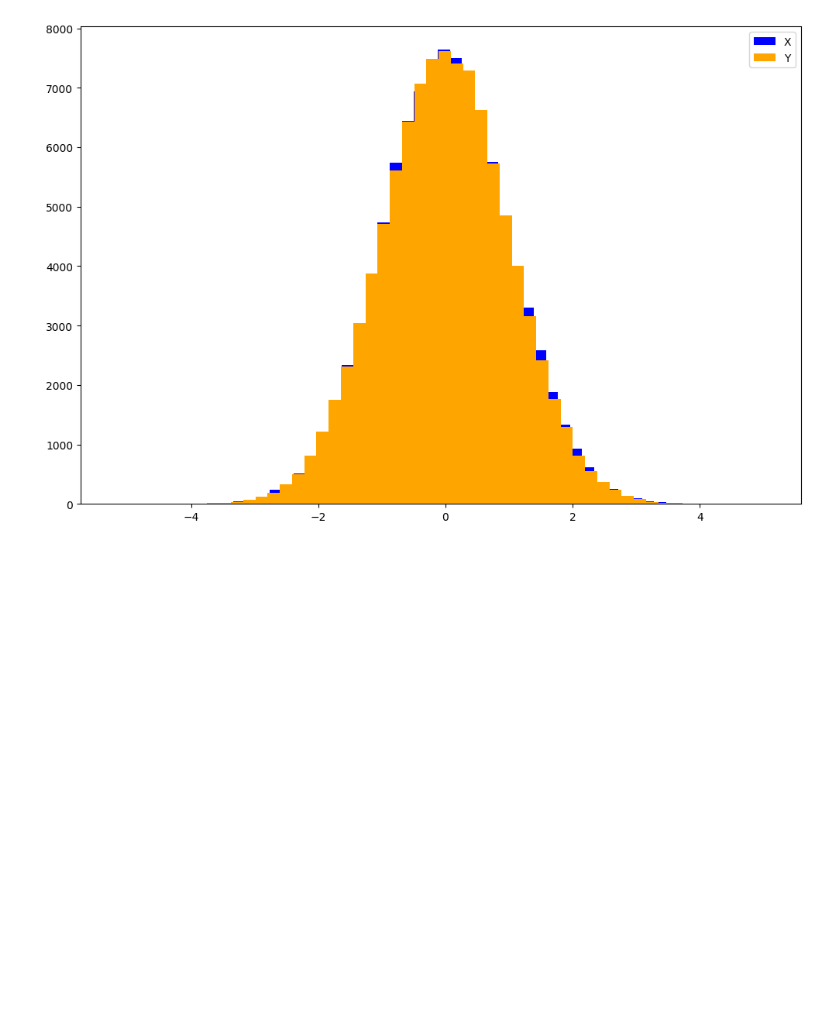
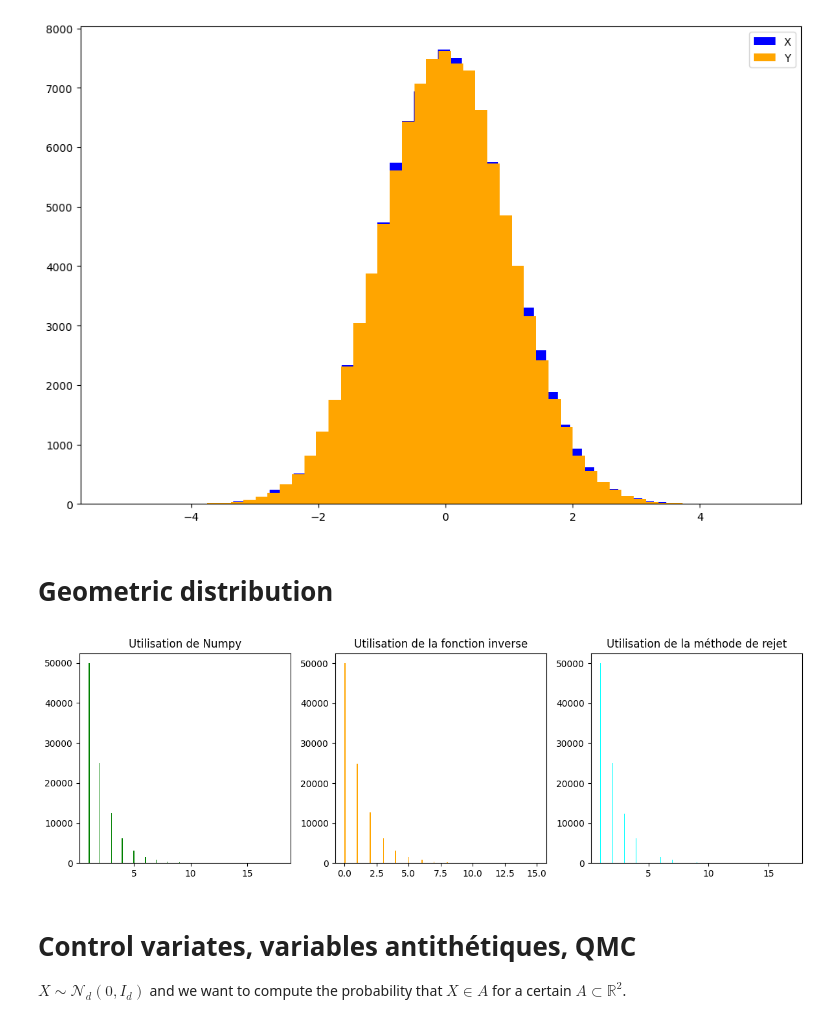
Before and after one commit to AugustinCablant/Monte-Carlo-methods, a Jupyter notebook: TP.ipynb, the cells around one changed output. Drawn from its saved outputs; the diff is of its cells as text; code cells hidden in the pictures; blank space fills up the shorter version.

```diff
--- a/TP.ipynb
+++ b/TP.ipynb
@@ -164,3 +164,54 @@ plt.legend()
 plt.show()
 # %% [output]
 [figure]
+# %% [markdown]
+# Geometric distribution
+# %%
+# Methode 1 : on utilise numpy
+
+m_1 = np.random.geometric(0.5, size = 10 ** 5)
+
+# Méthode 2 : inverse
+def geometric_inverse(p, size = 10 ** 5):
+    U = np.random.uniform(0,1, size)
+    return (np.floor(np.log(U/p) / np.log(1-p)) + 1).astype(int)
+
+m_2 = geometric_inverse(0.5)
+
+# Méthode 3 : rejet
+def geometric_rejection(p, size = 10 ** 5):
+    max_trials = 100
+    samples = []
+    for _ in range(size):
+        k = 1
+        while np.random.rand() >= p and k < max_trials:
+            k += 1
+        samples.append(k)
+    return np.array(samples)
+
+m_3 = geometric_rejection(0.5)
+
+
+plt.figure(figsize=(12, 4))
+
+plt.subplot(1, 3, 1)
+plt.hist(m_1, color = 'green', bins = 'auto')
+plt.title('Utilisation de Numpy')
+
+plt.subplot(1, 3, 2)
+plt.hist(m_2, color = 'orange', bins = 'auto')
+plt.title('Utilisation de la fonction inverse')
+
+plt.subplot(1, 3, 3)
+plt.hist(m_3, color = 'cyan', bins = 'auto')
+plt.title('Utilisation de la méthode de rejet')
+
+plt.tight_layout()  # Ajustement de l'espacement entre les graphiques
+
+plt.show()
+# %% [output]
+[figure, added]
+# %% [markdown]
+# Control variates, variables antithétiques, QMC
+
+$ X \sim \mathcal{N} _d (0 , I_d) $ and we want to compute the probability that $ X \in A$ for a certain $A \subset \mathbb{R} ^2$.
```
